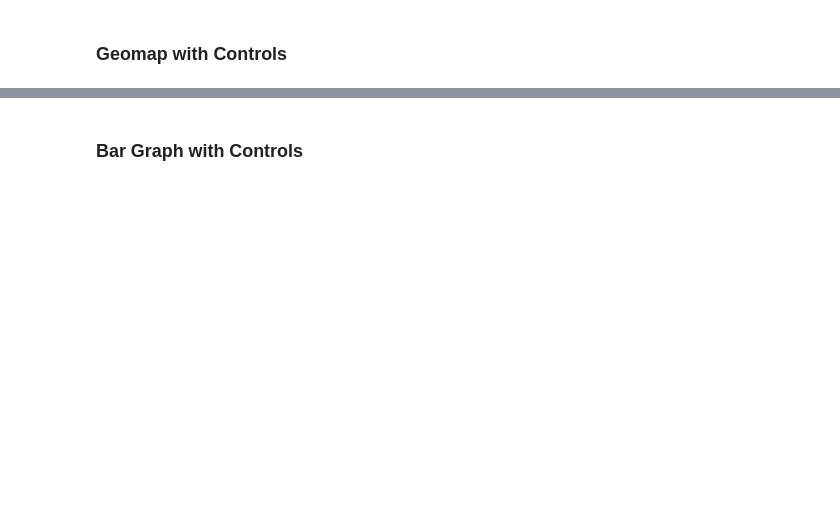
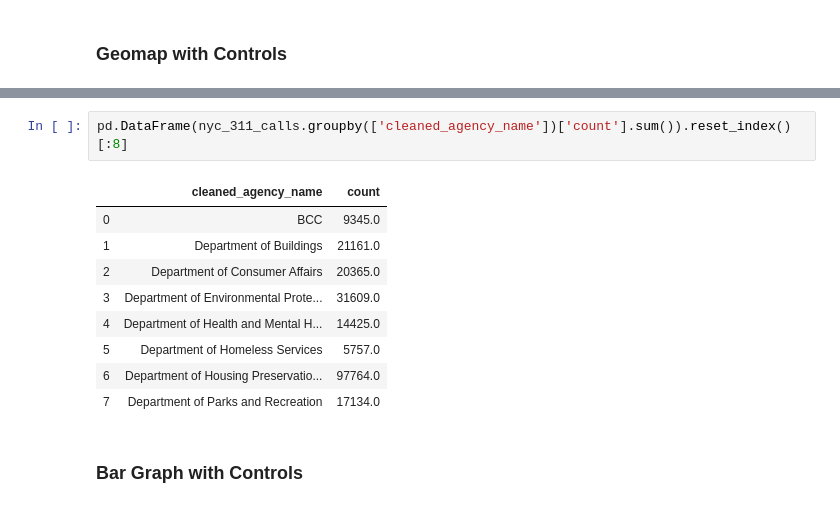
Before and after one commit to christinejiang11/personal_projects, a Jupyter notebook: NYC_311_Calls/NYC_311_Calls.ipynb, the cells around one changed output, grey strips where cells are left out. Saved outputs shown, nothing was run; the diff lists cells and outputs as text; blank space fills up the shorter version.

Commit message:
notes from call

```diff
--- a/NYC_311_Calls/NYC_311_Calls.ipynb
+++ b/NYC_311_Calls/NYC_311_Calls.ipynb
@@ -409,6 +419,18 @@ def geomap_tab(nyc_311_calls):
     tab = Panel(child=layout, title='Geomap')
     tabs = Tabs(tabs=[tab])
     return tab
+# %%
+pd.DataFrame(nyc_311_calls.groupby(['cleaned_agency_name'])['count'].sum()).reset_index()[:8]
+# %% [output]
+|  | cleaned_agency_name | count |
+| 0 | BCC | 9345.0 |
+| 1 | Department of Buildings | 21161.0 |
+| 2 | Department of Consumer Affairs | 20365.0 |
+| 3 | Department of Environmental Prote... | 31609.0 |
+| 4 | Department of Health and Mental H... | 14425.0 |
+| 5 | Department of Homeless Services | 5757.0 |
+| 6 | Department of Housing Preservatio... | 97764.0 |
+| 7 | Department of Parks and Recreation | 17134.0 |
 # %% [markdown]
 ### Bar Graph with Controls
 # %%
```
Also changed, not shown: parts of 11 cells of this notebook.
